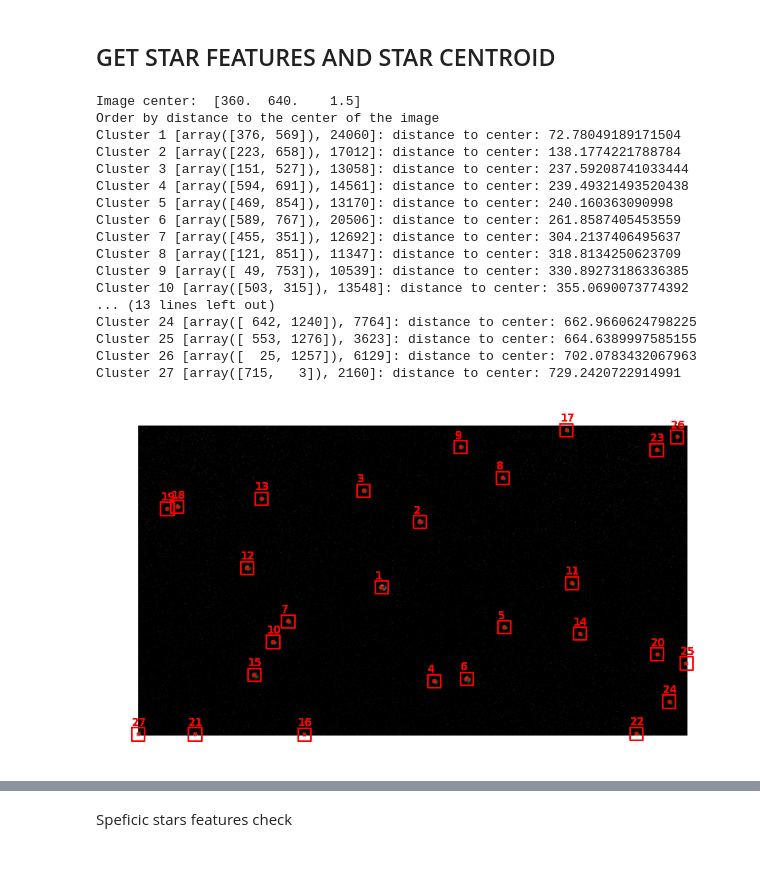
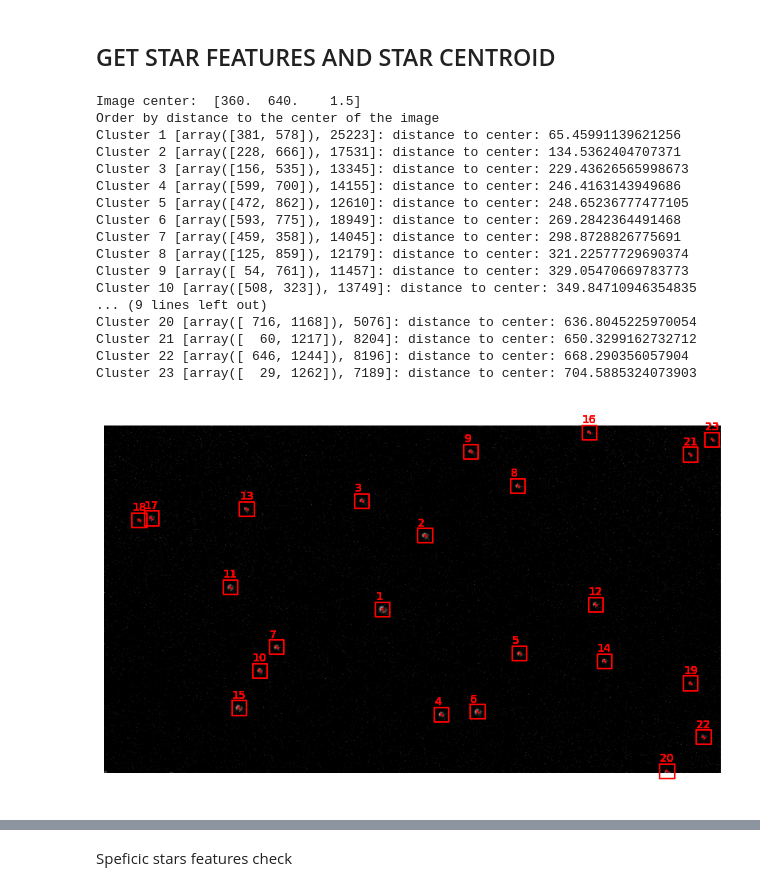
Before and after one commit to I-Zuniga/Event_Star_tracker, a Jupyter notebook: jupyter_notebooks/sdk_test.ipynb, the cells around one changed output, grey strips where cells are left out. Drawn from its saved outputs; the diff is of its cells as text; code cells hidden in the pictures; blank space fills up the shorter version.

Commit message:
Frame and Video classes fixed

```diff
--- a/jupyter_notebooks/sdk_test.ipynb
+++ b/jupyter_notebooks/sdk_test.ipynb
@@ -65,8 +65,8 @@ print(len(frames))
 # %%
 # Compact the frames
 
-max_buffer = 10
-blend = np.array(np.zeros((cv2.cvtColor(np.array(frames[0]), cv2.COLOR_BGR2GRAY).shape)))
+max_buffer = 5
+# blend = np.array(np.zeros((cv2.cvtColor(np.array(frames[0]), cv2.COLOR_BGR2GRAY).shape)))
 copact_frames = []
 count = 0
 frames_buffer = []
@@ -140,3 +140,17 @@ for index, frame in  enumerate(copact_frames) :
     clusters_list.append( index_cluster(frame, pixel_range, clusters_index) )
 
     # print('Frame: ', index ,' Original clusters: ', len(clusters_index))
+
+# FOR NOISY IMAGES delete the clusters with a mass lower than a treshold
+mass_treshold = 0.2
+treshold_val = mass_treshold*np.max([cluster_mass[1] for cluster_mass in  clusters_list[12]])
+clusters_list_filtered = [cluster for cluster in clusters_list[12] if cluster[1] > treshold_val ]
+
+print('Original clusters: ', len(clusters_list[12]),'Fitered clusters: ',  len(clusters_list_filtered))
+
+#JUST TO CHECK SOM WITHOUT FALSE STARS
+# clusters_list_filtered.pop(2) # Remove the cluster 3 of the frame 12
+# clusters_list_filtered.pop(5) # Remove the cluster 7(-1) of the frame 12
+
+plot_cluster(copact_frames[12], [x[0] for x in clusters_list_filtered], pixel_range, [18.5,10])
+# plot_cluster(copact_frames[12],clusters_list[12], pixel_range)
@@ -180,39 +162,39 @@ Original clusters:  27 Fitered clusters:  27
 # %%
 # Pop last value of each cluster (Previous cluster position)
 # if len(clusters[0]) == 3:
     # [cluster.pop() for cluster in clusters]
 
 
 clusters = clusters_list_filtered
 # Get the clusters that are closest to the center of the image
 clusters_sort, clusters_dist= order_by_center_dist([cluster for cluster in clusters ], copact_frames[12].shape)
 
 print('Image center: ', np.array(frames[11].shape)/2)
 print('Order by distance to the center of the image')
 for i in range(len(clusters_sort)):
     print(f"Cluster {i+1} {clusters_sort[i][:2]}: distance to center: {clusters_dist[i]}")
 # Plot the clusters on the image.
 
-plot_cluster(copact_frames[12], clusters_sort, pixel_range)
+plot_cluster(copact_frames[12], [x[0] for x in clusters_sort], pixel_range)
 # %% [output]
 Image center:  [360.  640.    1.5]
 Order by distance to the center of the image
-Cluster 1 [array([376, 569]), 24060]: distance to center: 72.78049189171504
-Cluster 2 [array([223, 658]), 17012]: distance to center: 138.1774221788784
-Cluster 3 [array([151, 527]), 13058]: distance to center: 237.59208741033444
-Cluster 4 [array([594, 691]), 14561]: distance to center: 239.49321493520438
-Cluster 5 [array([469, 854]), 13170]: distance to center: 240.160363090998
-Cluster 6 [array([589, 767]), 20506]: distance to center: 261.8587405453559
-Cluster 7 [array([455, 351]), 12692]: distance to center: 304.2137406495637
-Cluster 8 [array([121, 851]), 11347]: distance to center: 318.8134250623709
-Cluster 9 [array([ 49, 753]), 10539]: distance to center: 330.89273186336385
-Cluster 10 [array([503, 315]), 13548]: distance to center: 355.0690073774392
-... (13 lines left out)
-Cluster 24 [array([ 642, 1240]), 7764]: distance to center: 662.9660624798225
-Cluster 25 [array([ 553, 1276]), 3623]: distance to center: 664.6389997585155
-Cluster 26 [array([  25, 1257]), 6129]: distance to center: 702.0783432067963
-Cluster 27 [array([715,   3]), 2160]: distance to center: 729.2420722914991
+Cluster 1 [array([381, 578]), 25223]: distance to center: 65.45991139621256
+Cluster 2 [array([228, 666]), 17531]: distance to center: 134.5362404707371
+Cluster 3 [array([156, 535]), 13345]: distance to center: 229.43626565998673
+Cluster 4 [array([599, 700]), 14155]: distance to center: 246.4163143949686
+Cluster 5 [array([472, 862]), 12610]: distance to center: 248.65236777477105
+Cluster 6 [array([593, 775]), 18949]: distance to center: 269.2842364491468
+Cluster 7 [array([459, 358]), 14045]: distance to center: 298.8728826775691
+Cluster 8 [array([125, 859]), 12179]: distance to center: 321.22577729690374
+Cluster 9 [array([ 54, 761]), 11457]: distance to center: 329.05470669783773
+Cluster 10 [array([508, 323]), 13749]: distance to center: 349.84710946354835
+... (9 lines left out)
+Cluster 20 [array([ 716, 1168]), 5076]: distance to center: 636.8045225970054
+Cluster 21 [array([  60, 1217]), 8204]: distance to center: 650.3299162732712
+Cluster 22 [array([ 646, 1244]), 8196]: distance to center: 668.290356057904
+Cluster 23 [array([  29, 1262]), 7189]: distance to center: 704.5885324073903
-[figure, old version]
+[figure, new version]
 # %%
 # Get the features of the selected main star
 from lib.event_processing import *
```
Also changed, not shown: parts of 14 cells of this notebook, 2 other files.
